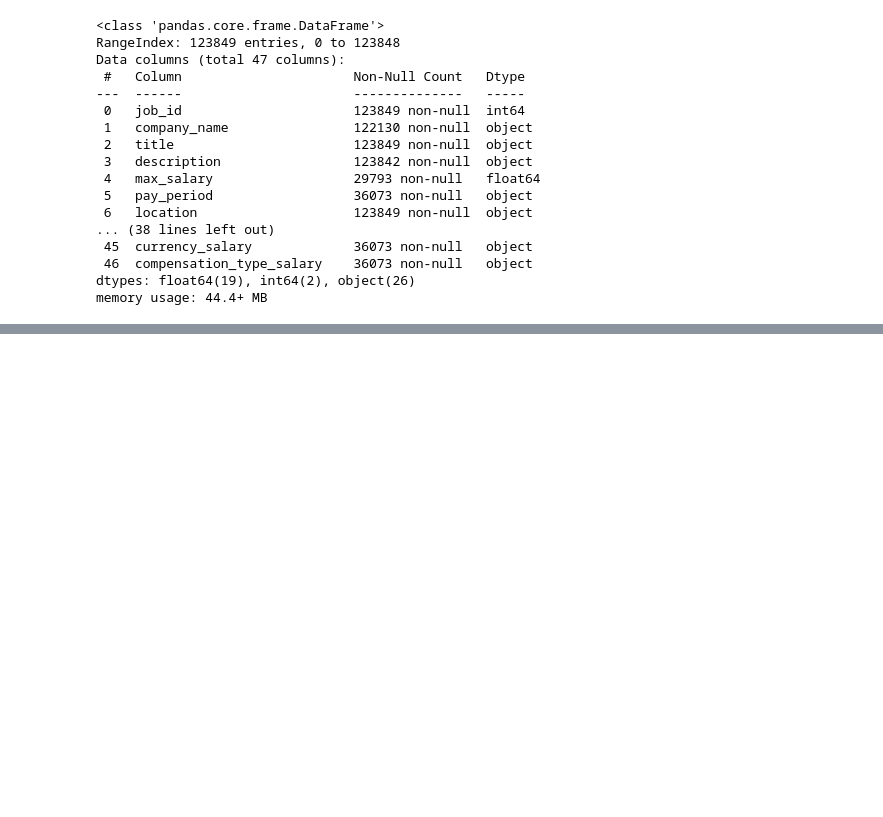
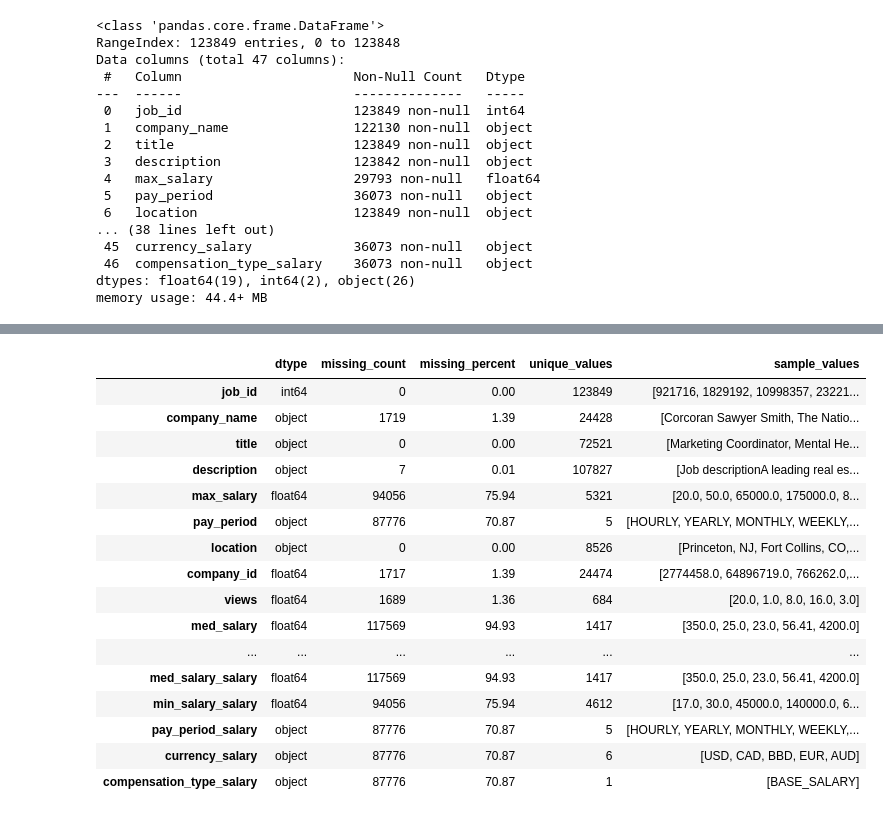
Before and after one commit to abduyea/Career-Trends-Analyzer, a Jupyter notebook: notebooks/data_cleaning_and_preprocessing.ipynb, the cells around one changed output, grey strips where cells are left out. Cells and saved outputs as stored; diff of their text form; code cells hidden in the pictures; blank space fills up the shorter version.

```diff
--- a/notebooks/data_cleaning_and_preprocessing.ipynb
+++ b/notebooks/data_cleaning_and_preprocessing.ipynb
@@ -101,3 +101,34 @@ df.describe(include='all').T
 | pay_period_salary | 36073 | 5 | YEARLY | 20628 | NaN | NaN | NaN | NaN | NaN | NaN | NaN |
 | currency_salary | 36073 | 6 | USD | 36058 | NaN | NaN | NaN | NaN | NaN | NaN | NaN |
 | compensation_type_salary | 36073 | 1 | BASE_SALARY | 36073 | NaN | NaN | NaN | NaN | NaN | NaN | NaN |
+# %%
+
+def column_summary(df: pd.DataFrame) -> pd.DataFrame:
+    summary = pd.DataFrame({
+        "dtype": df.dtypes,
+        "missing_count": df.isna().sum(),
+        "missing_percent": (df.isna().mean() * 100).round(2),
+        "unique_values": df.nunique(),
+        "sample_values": df.apply(lambda x: x.dropna().unique()[:5])
+    })
+    return summary
+
+column_summary(df)
+# %% [output]
+|  | dtype | missing_count | missing_percent | unique_values | sample_values |
+| job_id | int64 | 0 | 0.00 | 123849 | [921716, 1829192, 10998357, 23221... |
+| company_name | object | 1719 | 1.39 | 24428 | [Corcoran Sawyer Smith, The Natio... |
+| title | object | 0 | 0.00 | 72521 | [Marketing Coordinator, Mental He... |
+| description | object | 7 | 0.01 | 107827 | [Job descriptionA leading real es... |
+| max_salary | float64 | 94056 | 75.94 | 5321 | [20.0, 50.0, 65000.0, 175000.0, 8... |
+| pay_period | object | 87776 | 70.87 | 5 | [HOURLY, YEARLY, MONTHLY, WEEKLY,... |
+| location | object | 0 | 0.00 | 8526 | [Princeton, NJ, Fort Collins, CO,... |
+| company_id | float64 | 1717 | 1.39 | 24474 | [2774458.0, 64896719.0, 766262.0,... |
+| views | float64 | 1689 | 1.36 | 684 | [20.0, 1.0, 8.0, 16.0, 3.0] |
+| med_salary | float64 | 117569 | 94.93 | 1417 | [350.0, 25.0, 23.0, 56.41, 4200.0] |
+| ... | ... | ... | ... | ... | ... |
+| med_salary_salary | float64 | 117569 | 94.93 | 1417 | [350.0, 25.0, 23.0, 56.41, 4200.0] |
+| min_salary_salary | float64 | 94056 | 75.94 | 4612 | [17.0, 30.0, 45000.0, 140000.0, 6... |
+| pay_period_salary | object | 87776 | 70.87 | 5 | [HOURLY, YEARLY, MONTHLY, WEEKLY,... |
+| currency_salary | object | 87776 | 70.87 | 6 | [USD, CAD, BBD, EUR, AUD] |
+| compensation_type_salary | object | 87776 | 70.87 | 1 | [BASE_SALARY] |
```
Also changed, not shown: parts of 1 cell of this notebook.
